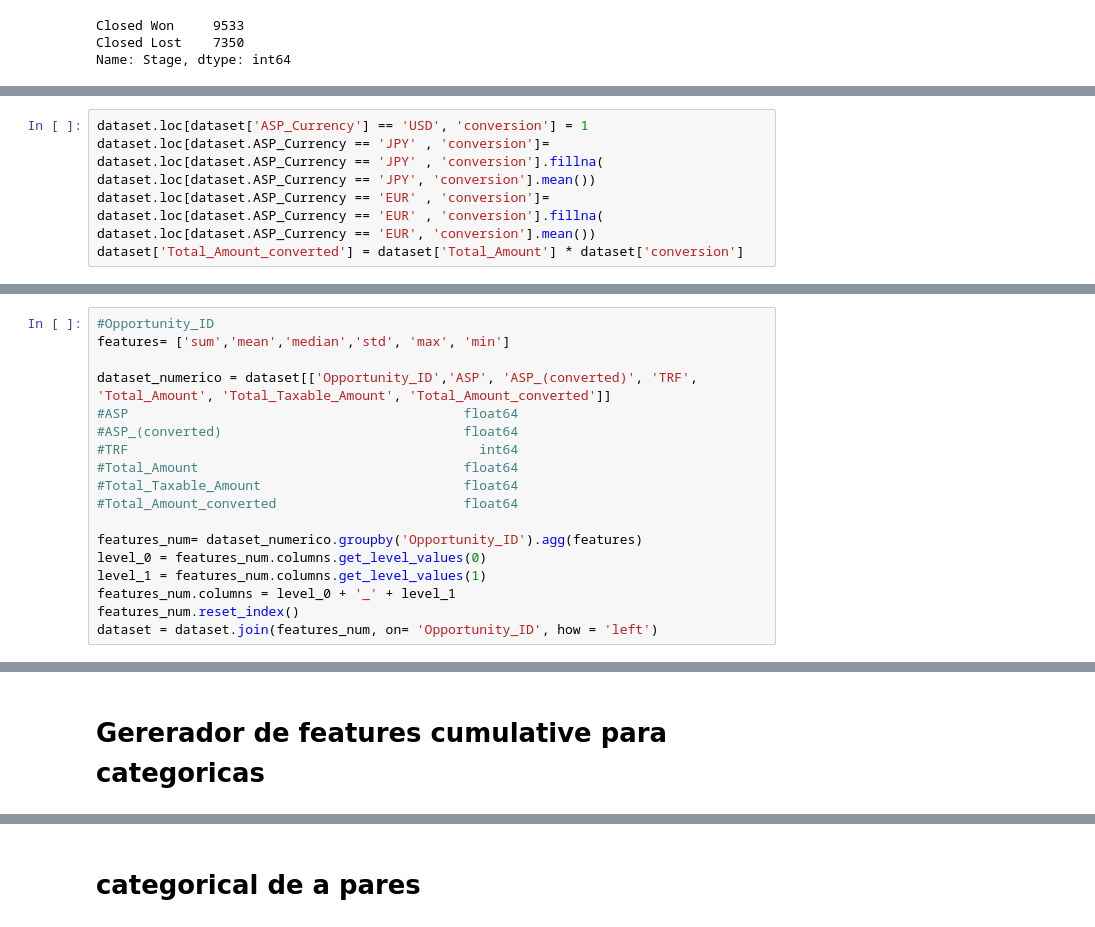
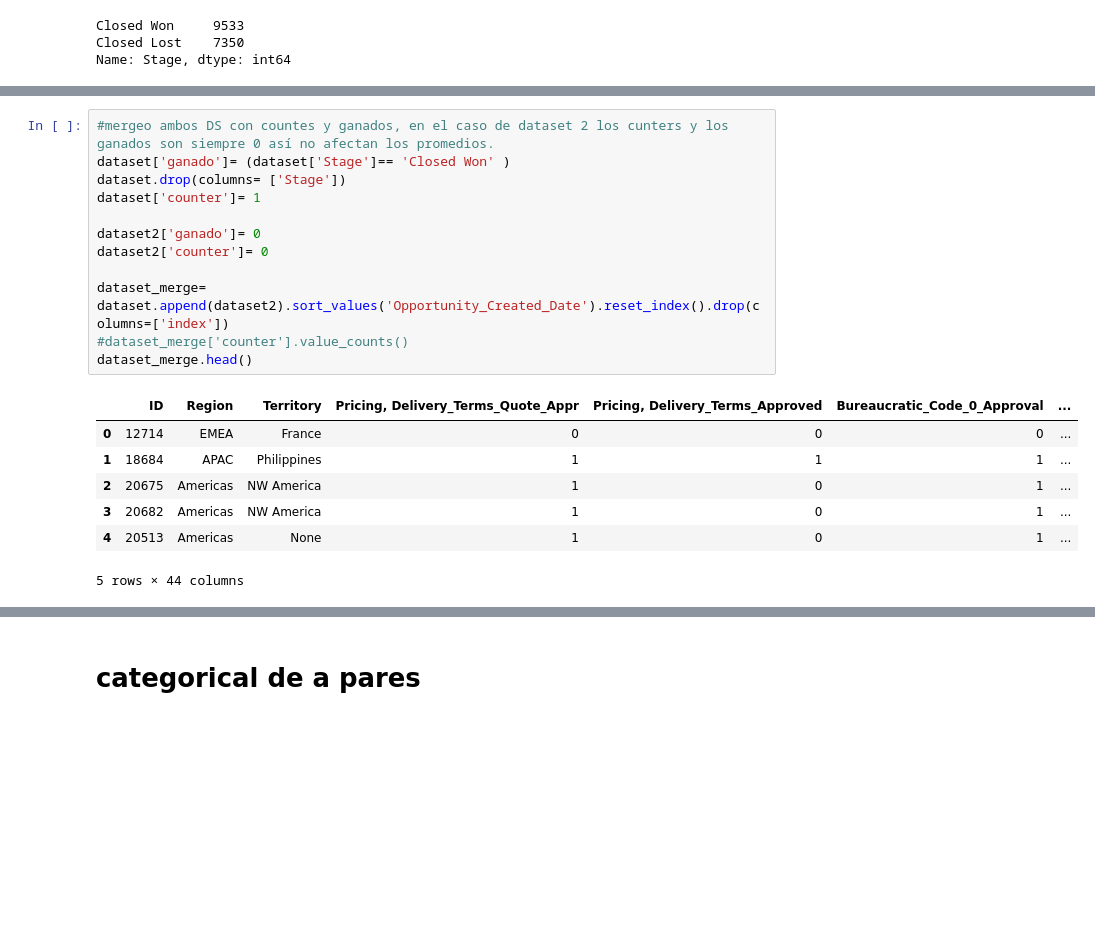
Before and after one commit to nazar9318/datos-tp2-2c2020, a Jupyter notebook: features_lucas_1.ipynb, the cells around one changed output, grey strips where cells are left out. Saved outputs shown, nothing was run; the diff lists cells and outputs as text; blank space fills up the shorter version.

```diff
--- a/features_lucas_1.ipynb
+++ b/features_lucas_1.ipynb
@@ -71,5 +52,0 @@ dataset = dataset.drop(dataset[dataset['conversion'] == np.inf].index)
-# %%
-dataset.loc[dataset['ASP_Currency'] == 'USD', 'conversion'] = 1
-dataset.loc[dataset.ASP_Currency == 'JPY' , 'conversion']= dataset.loc[dataset.ASP_Currency == 'JPY' , 'conversion'].fillna( dataset.loc[dataset.ASP_Currency == 'JPY', 'conversion'].mean())
-dataset.loc[dataset.ASP_Currency == 'EUR' , 'conversion']= dataset.loc[dataset.ASP_Currency == 'EUR' , 'conversion'].fillna( dataset.loc[dataset.ASP_Currency == 'EUR', 'conversion'].mean())
-dataset['Total_Amount_converted'] = dataset['Total_Amount'] * dataset['conversion']
@@ -104,18 +52,0 @@ dataset['acount_age'] = dataset['Opportunity_Created_Date'] - dataset['Account_C
-# %%
-#Opportunity_ID
-features= ['sum','mean','median','std', 'max', 'min']
-
-dataset_numerico = dataset[['Opportunity_ID','ASP', 'ASP_(converted)', 'TRF', 'Total_Amount', 'Total_Taxable_Amount', 'Total_Amount_converted']]
-#ASP                                           float64
-#ASP_(converted)                               float64
-#TRF                                             int64
-#Total_Amount                                  float64
-#Total_Taxable_Amount                          float64
-#Total_Amount_converted                        float64
-
-features_num= dataset_numerico.groupby('Opportunity_ID').agg(features)
-level_0 = features_num.columns.get_level_values(0)
-level_1 = features_num.columns.get_level_values(1)
-features_num.columns = level_0 + '_' + level_1
-features_num.reset_index()
-dataset = dataset.join(features_num, on= 'Opportunity_ID', how = 'left')
@@ -137,3 +53,21 @@ Length: 83, dtype: object
-# %% [markdown]
-# Gererador de features cumulative para categoricas
+# %%
+#mergeo ambos DS con countes y ganados, en el caso de dataset 2 los cunters y los ganados son siempre 0 así no afectan los promedios.
+dataset['ganado']= (dataset['Stage']== 'Closed Won' )
+dataset.drop(columns= ['Stage'])
+dataset['counter']= 1
+
+dataset2['ganado']= 0
+dataset2['counter']= 0
+
+dataset_merge= dataset.append(dataset2).sort_values('Opportunity_Created_Date').reset_index().drop(columns=['index'])
+#dataset_merge['counter'].value_counts()
+dataset_merge.head()
+# %% [output]
+|  | ID | Region | Territory | Pricing, Delivery_Terms_Quote_Appr | Pricing, Delivery_Terms_Approved | Bureaucratic_Code_0_Approval | ... |
+| 0 | 12714 | EMEA | France | 0 | 0 | 0 | ... |
+| 1 | 18684 | APAC | Philippines | 1 | 1 | 1 | ... |
+| 2 | 20675 | Americas | NW America | 1 | 0 | 1 | ... |
+| 3 | 20682 | Americas | NW America | 1 | 0 | 1 | ... |
+| 4 | 20513 | Americas | None | 1 | 0 | 1 | ... |
+5 rows × 44 columns
 # %%
```
Also changed, not shown: parts of 35 cells of this notebook.
